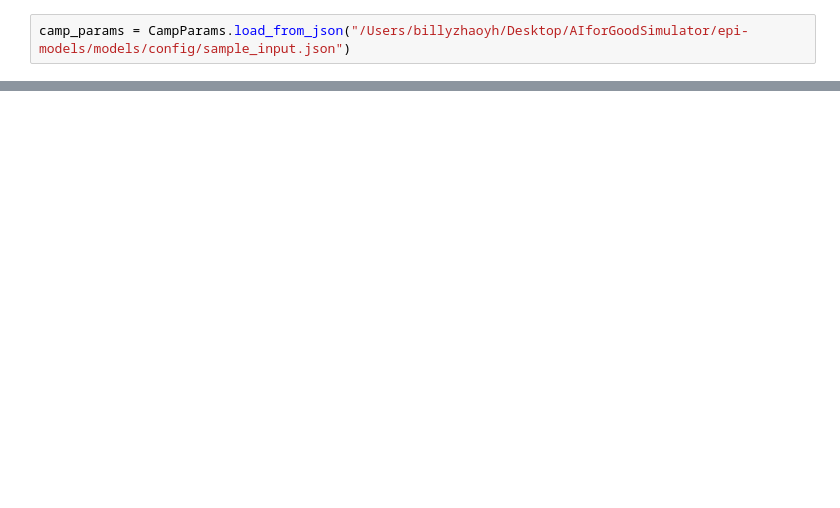
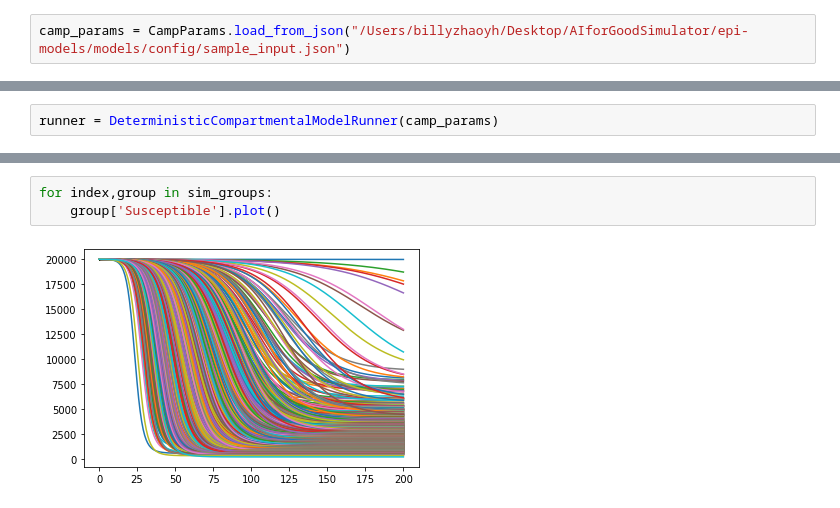
Before and after one commit to abbaasalif/epi-models, a Jupyter notebook: compartmental_model_demo.ipynb, the cells around one changed output, grey strips where cells are left out. Drawn from its saved outputs; the diff is of its cells as text; blank space fills up the shorter version.

```diff
--- a/compartmental_model_demo.ipynb
+++ b/compartmental_model_demo.ipynb
@@ -6,0 +11,2 @@ model = DeterministicCompartmentalModel(camp_params)
+# %%
+runner = DeterministicCompartmentalModelRunner(camp_params)
@@ -14,0 +66,5 @@ results = results * 20000
+# %%
+for index,group in sim_groups:
+    group['Susceptible'].plot()
+# %% [output]
+[figure, added]
```
Also changed, not shown: parts of 27 cells of this notebook, 4 other files.
